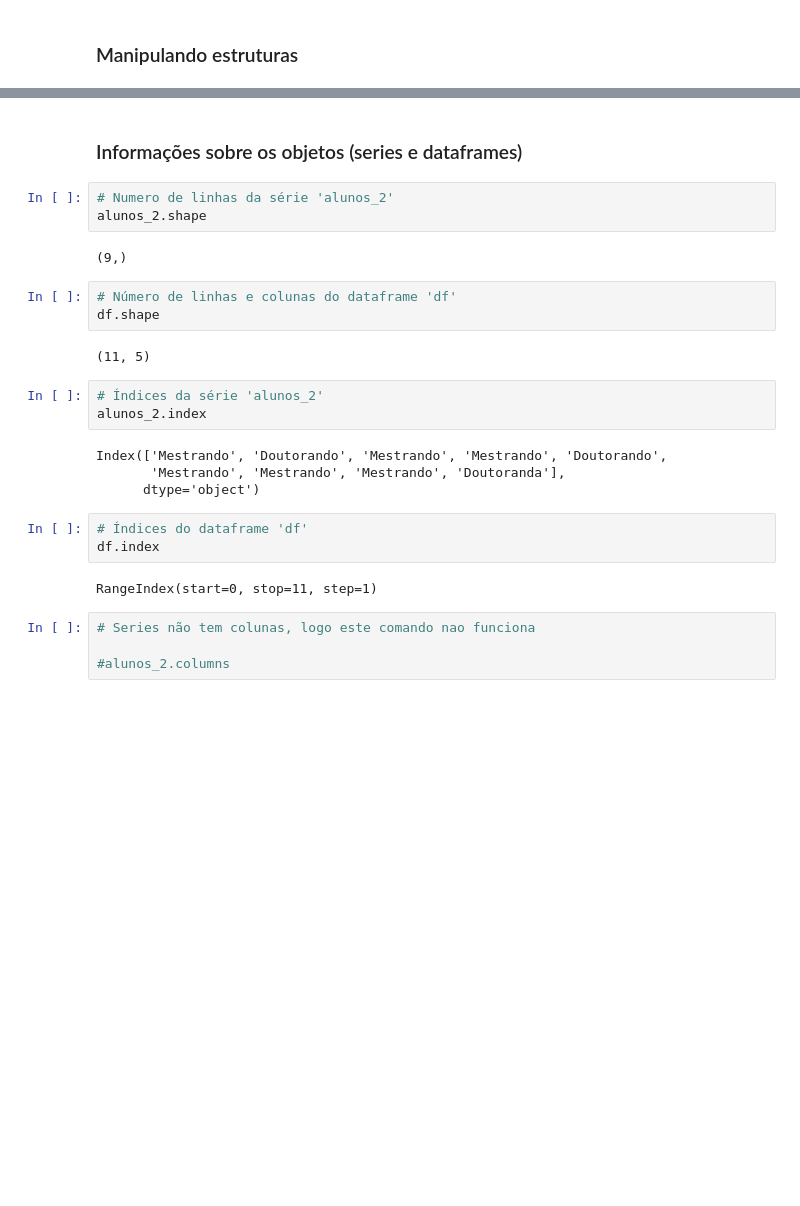
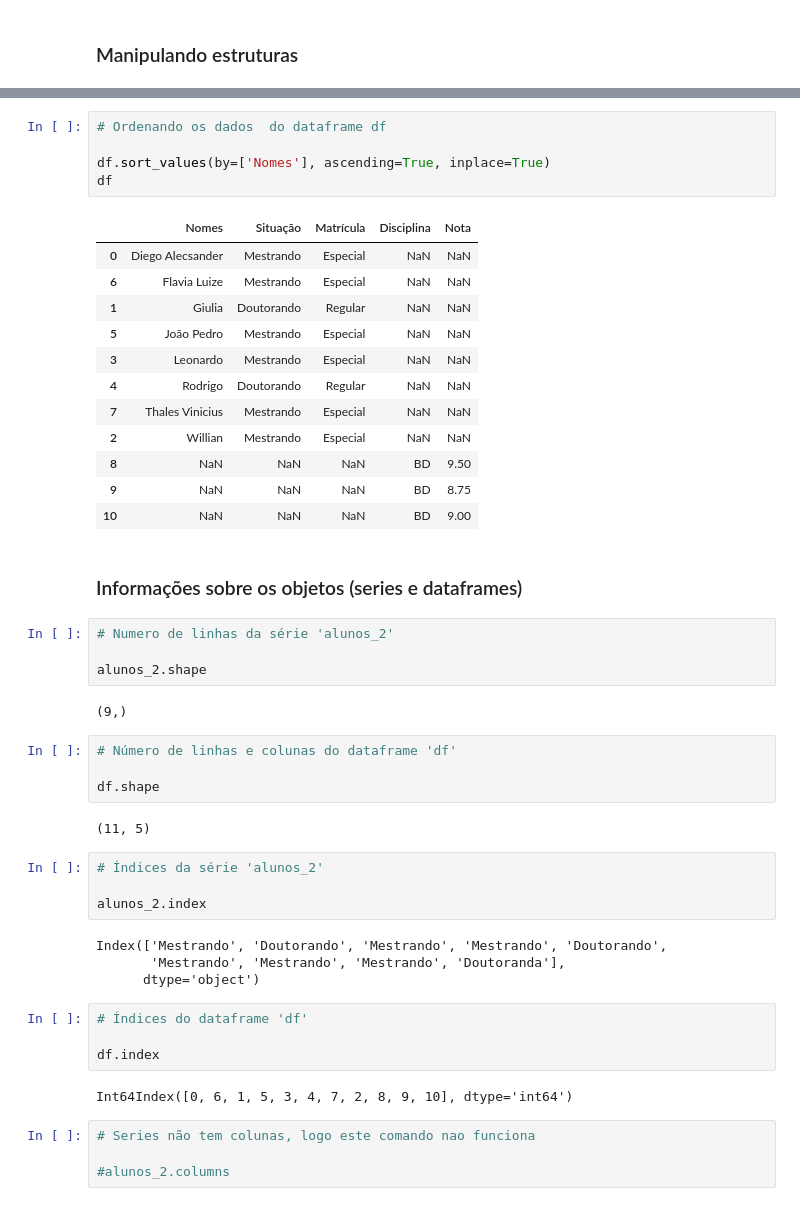
Before and after one commit to Ctolin/Seminario-BD, a Jupyter notebook: 2.Introducao Pandas.ipynb, the cells around one changed output, grey strips where cells are left out. Cells and saved outputs as stored; diff of their text form; blank space fills up the shorter version.

```diff
--- a/2.Introducao Pandas.ipynb
+++ b/2.Introducao Pandas.ipynb
@@ -197,17 +229,38 @@ df_merge_col
+# %%
+# Ordenando os dados  do dataframe df
+
+df.sort_values(by=['Nomes'], ascending=True, inplace=True)
+df
+# %% [output]
+|  | Nomes | Situação | Matrícula | Disciplina | Nota |
+| 0 | Diego Alecsander | Mestrando | Especial | NaN | NaN |
+| 6 | Flavia Luize | Mestrando | Especial | NaN | NaN |
+| 1 | Giulia | Doutorando | Regular | NaN | NaN |
+| 5 | João Pedro | Mestrando | Especial | NaN | NaN |
+| 3 | Leonardo | Mestrando | Especial | NaN | NaN |
+| 4 | Rodrigo | Doutorando | Regular | NaN | NaN |
+| 7 | Thales Vinicius | Mestrando | Especial | NaN | NaN |
+| 2 | Willian | Mestrando | Especial | NaN | NaN |
+| 8 | NaN | NaN | NaN | BD | 9.50 |
+| 9 | NaN | NaN | NaN | BD | 8.75 |
+| 10 | NaN | NaN | NaN | BD | 9.00 |
 # %% [markdown]
 ### Informações sobre os objetos (series e dataframes)
 # %%
 # Numero de linhas da série 'alunos_2'
+
 alunos_2.shape
 # %% [output]
 (9,)
 # %%
 # Número de linhas e colunas do dataframe 'df'
+
 df.shape
 # %% [output]
 (11, 5)
 # %%
 # Índices da série 'alunos_2'
+
 alunos_2.index
 # %% [output]
 Index(['Mestrando', 'Doutorando', 'Mestrando', 'Mestrando', 'Doutorando',
@@ -215,9 +268,10 @@ Index(['Mestrando', 'Doutorando', 'Mestrando', 'Mestrando', 'Doutorando',
       dtype='object')
 # %%
 # Índices do dataframe 'df'
+
 df.index
 # %% [output]
-RangeIndex(start=0, stop=11, step=1)
+Int64Index([0, 6, 1, 5, 3, 4, 7, 2, 8, 9, 10], dtype='int64')
 # %%
 # Series não tem colunas, logo este comando nao funciona
 
```
Also changed, not shown: parts of 55 cells of this notebook, 6 other files.
